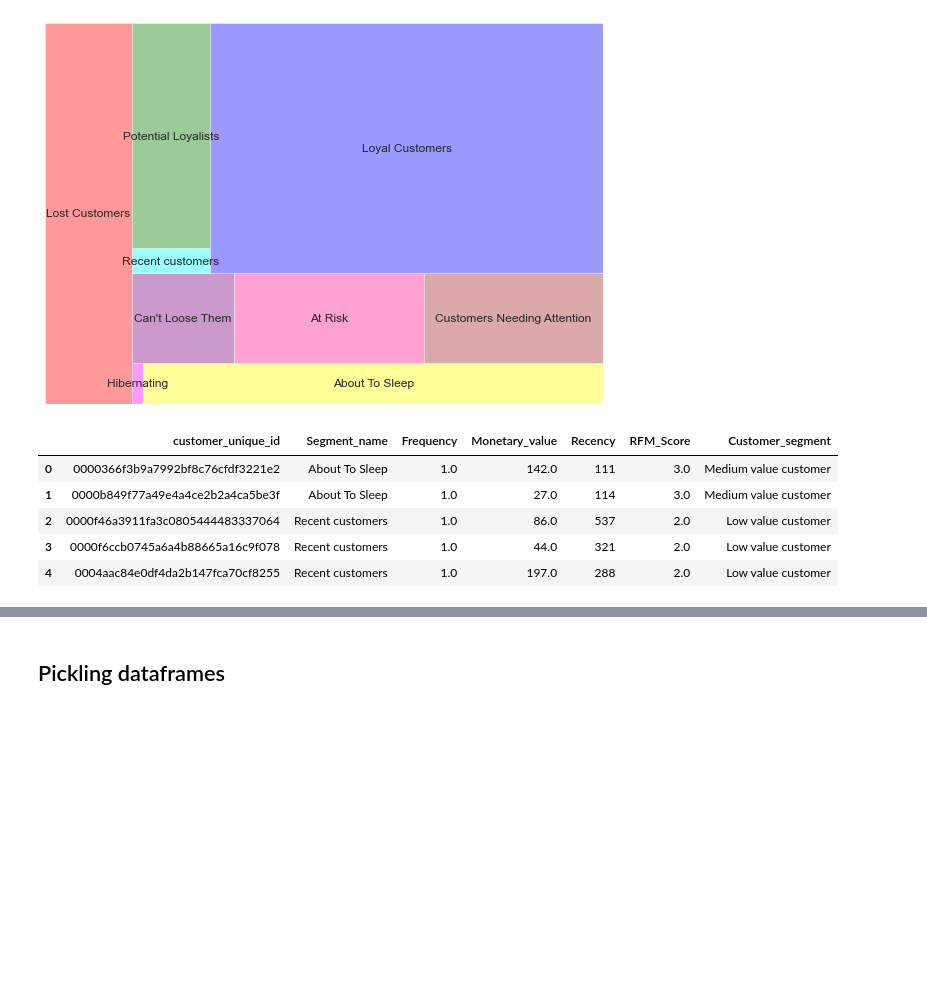
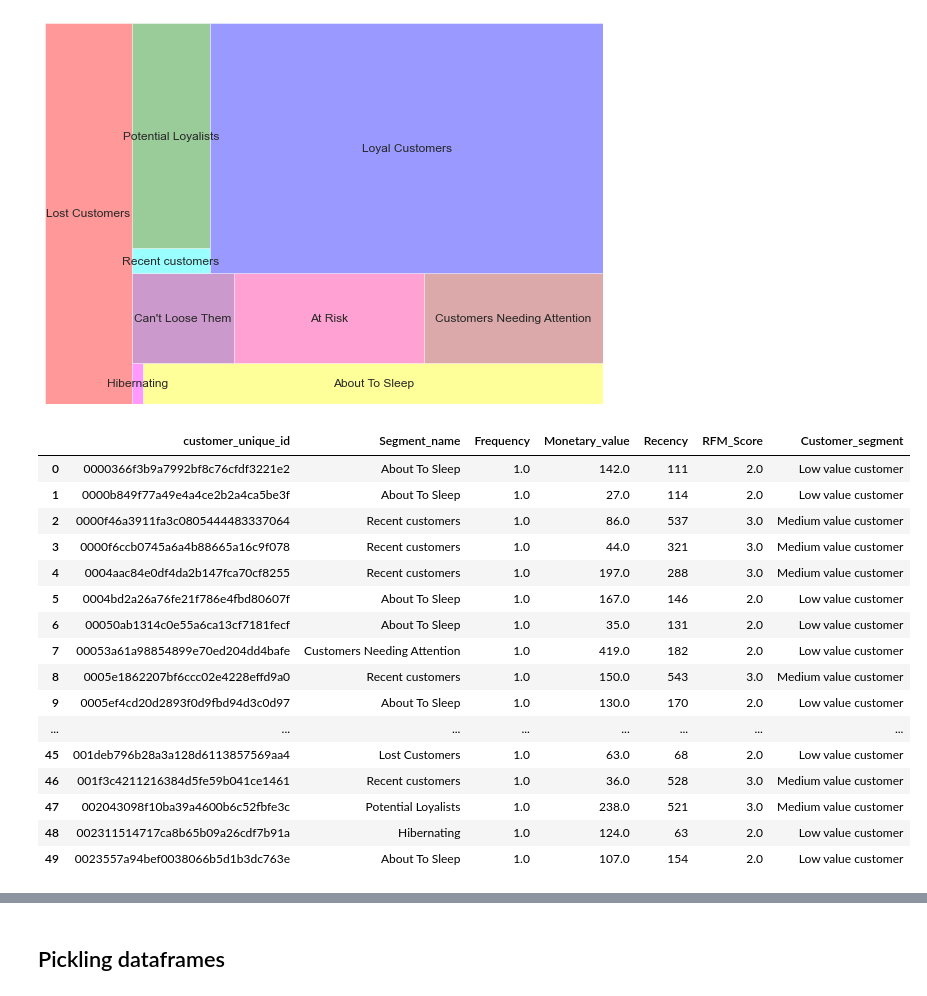
Before and after one commit to MariaDBPerez/clients_segmentation, a Jupyter notebook: project_5_RFM_segmentation.ipynb, the cells around one changed output, grey strips where cells are left out. Cells and saved outputs as stored; diff of their text form; code cells hidden in the pictures; blank space fills up the shorter version.

```diff
--- a/project_5_RFM_segmentation.ipynb
+++ b/project_5_RFM_segmentation.ipynb
@@ -118,7 +118,7 @@ rfm_df_heuristic_method = rfm_df.copy()
 # max: highest rank in the group
 # https://pandas.pydata.org/docs/reference/api/pandas.DataFrame.rank.html
 
-rfm_df_heuristic_method['R_rank'] = rfm_df_heuristic_method['Recency'].rank(ascending=False)
+rfm_df_heuristic_method['R_rank'] = rfm_df_heuristic_method['Recency'].rank(ascending=True)
 rfm_df_heuristic_method['F_rank'] = rfm_df_heuristic_method['Frequency'].rank(ascending=True)
 rfm_df_heuristic_method['M_rank'] = rfm_df_heuristic_method['Monetary_value'].rank(ascending=True)
 # %%
@@ -468,11 +468,22 @@ rfm_new_df_for_new_merge = rfm_new_df_for_new_merge.drop(columns=['Frequency', '
 # %%
 rfm_new_df_for_automatic_segmentation = pd.merge(rfm_new_df_for_new_merge, rfm_df_heuristic_method, on='customer_unique_id')
 # %%
-rfm_new_df_for_automatic_segmentation.head()
+rfm_new_df_for_automatic_segmentation.head(50)
 # %% [output]
 |  | customer_unique_id | Segment_name | Frequency | Monetary_value | Recency | RFM_Score | Customer_segment |
-| 0 | 0000366f3b9a7992bf8c76cfdf3221e2 | About To Sleep | 1.0 | 142.0 | 111 | 3.0 | Medium value customer |
-| 1 | 0000b849f77a49e4a4ce2b2a4ca5be3f | About To Sleep | 1.0 | 27.0 | 114 | 3.0 | Medium value customer |
-| 2 | 0000f46a3911fa3c0805444483337064 | Recent customers | 1.0 | 86.0 | 537 | 2.0 | Low value customer |
-| 3 | 0000f6ccb0745a6a4b88665a16c9f078 | Recent customers | 1.0 | 44.0 | 321 | 2.0 | Low value customer |
-| 4 | 0004aac84e0df4da2b147fca70cf8255 | Recent customers | 1.0 | 197.0 | 288 | 2.0 | Low value customer |
+| 0 | 0000366f3b9a7992bf8c76cfdf3221e2 | About To Sleep | 1.0 | 142.0 | 111 | 2.0 | Low value customer |
+| 1 | 0000b849f77a49e4a4ce2b2a4ca5be3f | About To Sleep | 1.0 | 27.0 | 114 | 2.0 | Low value customer |
+| 2 | 0000f46a3911fa3c0805444483337064 | Recent customers | 1.0 | 86.0 | 537 | 3.0 | Medium value customer |
+| 3 | 0000f6ccb0745a6a4b88665a16c9f078 | Recent customers | 1.0 | 44.0 | 321 | 3.0 | Medium value customer |
+| 4 | 0004aac84e0df4da2b147fca70cf8255 | Recent customers | 1.0 | 197.0 | 288 | 3.0 | Medium value customer |
+| 5 | 0004bd2a26a76fe21f786e4fbd80607f | About To Sleep | 1.0 | 167.0 | 146 | 2.0 | Low value customer |
+| 6 | 00050ab1314c0e55a6ca13cf7181fecf | About To Sleep | 1.0 | 35.0 | 131 | 2.0 | Low value customer |
+| 7 | 00053a61a98854899e70ed204dd4bafe | Customers Needing Attention | 1.0 | 419.0 | 182 | 2.0 | Low value customer |
+| 8 | 0005e1862207bf6ccc02e4228effd9a0 | Recent customers | 1.0 | 150.0 | 543 | 3.0 | Medium value customer |
+| 9 | 0005ef4cd20d2893f0d9fbd94d3c0d97 | About To Sleep | 1.0 | 130.0 | 170 | 2.0 | Low value customer |
+| ... | ... | ... | ... | ... | ... | ... | ... |
+| 45 | 001deb796b28a3a128d6113857569aa4 | Lost Customers | 1.0 | 63.0 | 68 | 2.0 | Low value customer |
+| 46 | 001f3c4211216384d5fe59b041ce1461 | Recent customers | 1.0 | 36.0 | 528 | 3.0 | Medium value customer |
+| 47 | 002043098f10ba39a4600b6c52fbfe3c | Potential Loyalists | 1.0 | 238.0 | 521 | 3.0 | Medium value customer |
+| 48 | 002311514717ca8b65b09a26cdf7b91a | Hibernating | 1.0 | 124.0 | 63 | 2.0 | Low value customer |
+| 49 | 0023557a94bef0038066b5d1b3dc763e | About To Sleep | 1.0 | 107.0 | 154 | 2.0 | Low value customer |
```
Also changed, not shown: parts of 9 cells of this notebook.
